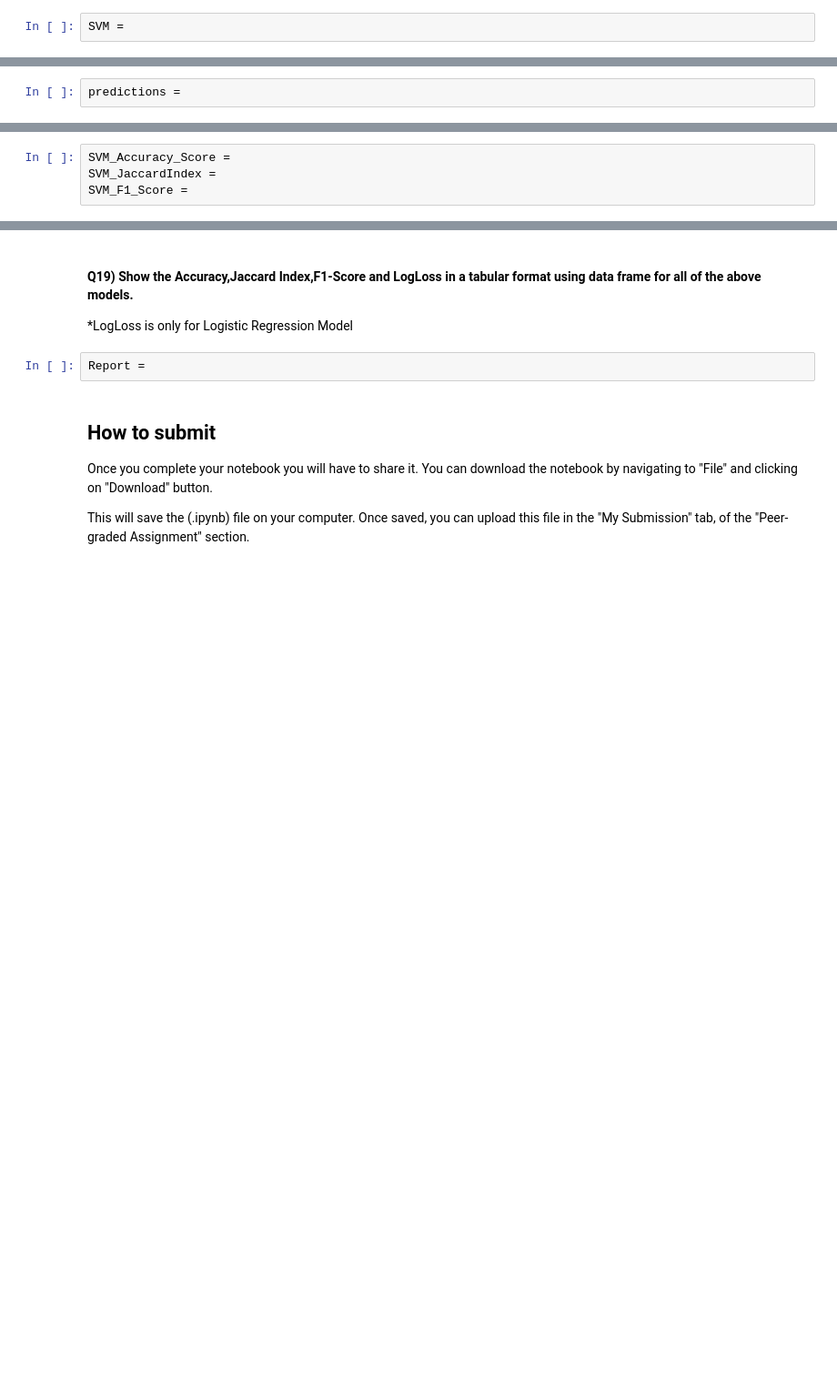
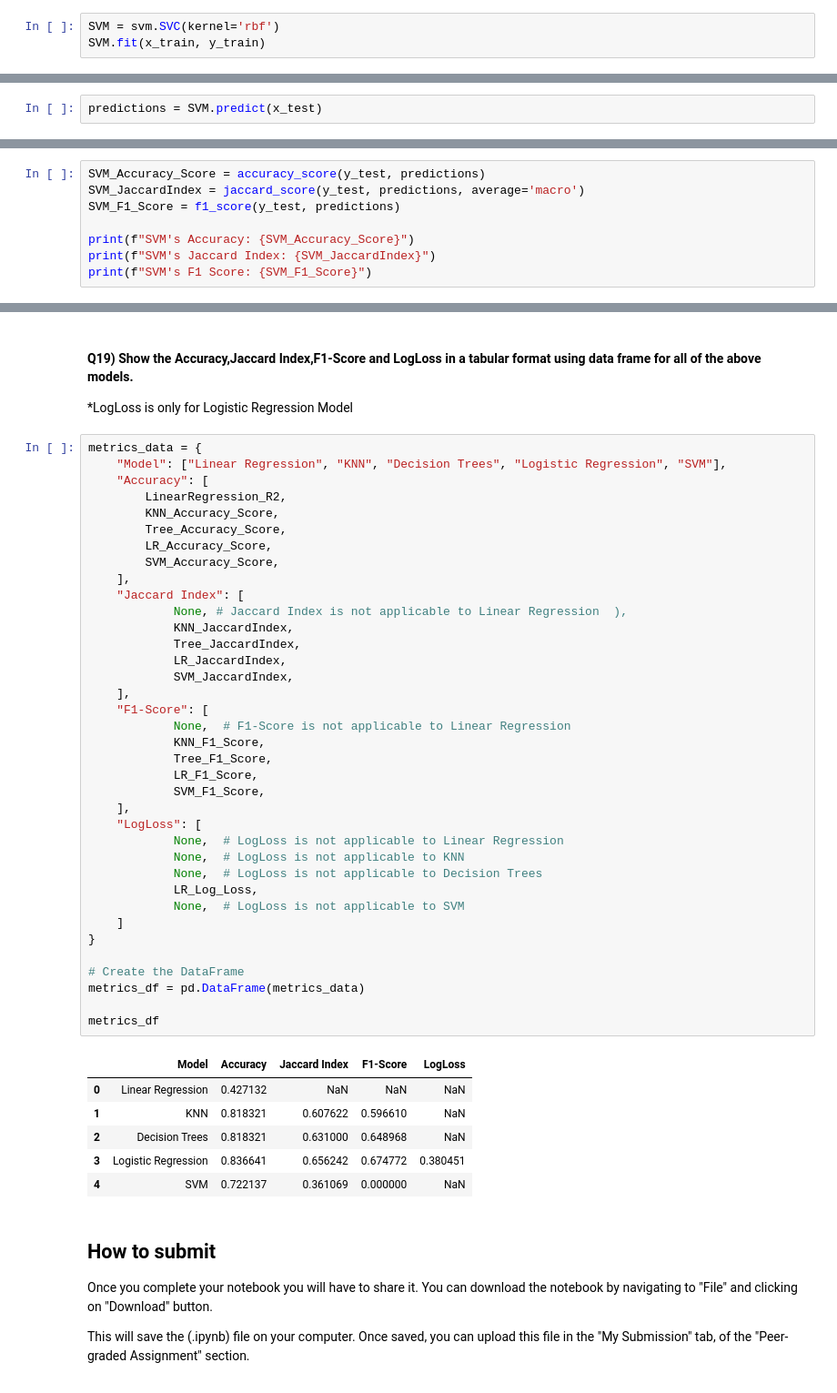
Before and after one commit to Temiloluwa-Oloye/Rain-Prediction-in-Australia, a Jupyter notebook: ML0101EN_SkillUp_FinalAssignment.jupyterlite.ipynb, the cells around one changed output, grey strips where cells are left out. Shown at 91% size. Cells and saved outputs as stored; diff of their text form; blank space fills up the shorter version.

```diff
--- a/ML0101EN_SkillUp_FinalAssignment.jupyterlite.ipynb
+++ b/ML0101EN_SkillUp_FinalAssignment.jupyterlite.ipynb
@@ -395,4 +395,5 @@ Logistic Regression's Log Loss: 0.3804510672347215
 # %%
 #Enter Your Code and Execute
 # %%
-SVM =
+SVM = svm.SVC(kernel='rbf')
+SVM.fit(x_train, y_train)
@@ -401,10 +404,14 @@ SVM =
 # %%
 #Enter Your Code and Execute
 # %%
-predictions =
+predictions = SVM.predict(x_test)
 # %% [markdown]
 #### Q18) Using the `predictions` and the `y_test` dataframe calculate the value for each metric using the appropriate function.
 # %%
-SVM_Accuracy_Score =
-SVM_JaccardIndex =
-SVM_F1_Score =
+SVM_Accuracy_Score = accuracy_score(y_test, predictions)
+SVM_JaccardIndex = jaccard_score(y_test, predictions, average='macro')
+SVM_F1_Score = f1_score(y_test, predictions)
+
+print(f"SVM's Accuracy: {SVM_Accuracy_Score}")
+print(f"SVM's Jaccard Index: {SVM_JaccardIndex}")
+print(f"SVM's F1 Score: {SVM_F1_Score}")
@@ -415,7 +426,49 @@ SVM_F1_Score =
 
 \*LogLoss is only for Logistic Regression Model
 # %%
-Report =
+metrics_data = {
+    "Model": ["Linear Regression", "KNN", "Decision Trees", "Logistic Regression", "SVM"],
+    "Accuracy": [
+        LinearRegression_R2,
+        KNN_Accuracy_Score,
+        Tree_Accuracy_Score,
+        LR_Accuracy_Score,
+        SVM_Accuracy_Score,
+    ],
+    "Jaccard Index": [
+            None, # Jaccard Index is not applicable to Linear Regression  ),
+            KNN_JaccardIndex,
+            Tree_JaccardIndex,
+            LR_JaccardIndex,
+            SVM_JaccardIndex,
+    ],
+    "F1-Score": [
+            None,  # F1-Score is not applicable to Linear Regression
+            KNN_F1_Score,
+            Tree_F1_Score,
+            LR_F1_Score,
+            SVM_F1_Score,
+    ],
+    "LogLoss": [
+            None,  # LogLoss is not applicable to Linear Regression
+            None,  # LogLoss is not applicable to KNN
+            None,  # LogLoss is not applicable to Decision Trees
+            LR_Log_Loss,
+            None,  # LogLoss is not applicable to SVM
+    ]
+}
+
+# Create the DataFrame
+metrics_df = pd.DataFrame(metrics_data)
+
+metrics_df
+# %% [output]
+|  | Model | Accuracy | Jaccard Index | F1-Score | LogLoss |
+| 0 | Linear Regression | 0.427132 | NaN | NaN | NaN |
+| 1 | KNN | 0.818321 | 0.607622 | 0.596610 | NaN |
+| 2 | Decision Trees | 0.818321 | 0.631000 | 0.648968 | NaN |
+| 3 | Logistic Regression | 0.836641 | 0.656242 | 0.674772 | 0.380451 |
+| 4 | SVM | 0.722137 | 0.361069 | 0.000000 | NaN |
 # %% [markdown]
 <h2 id="Section_5">  How to submit </h2>
 
```
Also changed, not shown: parts of 2 cells of this notebook.
